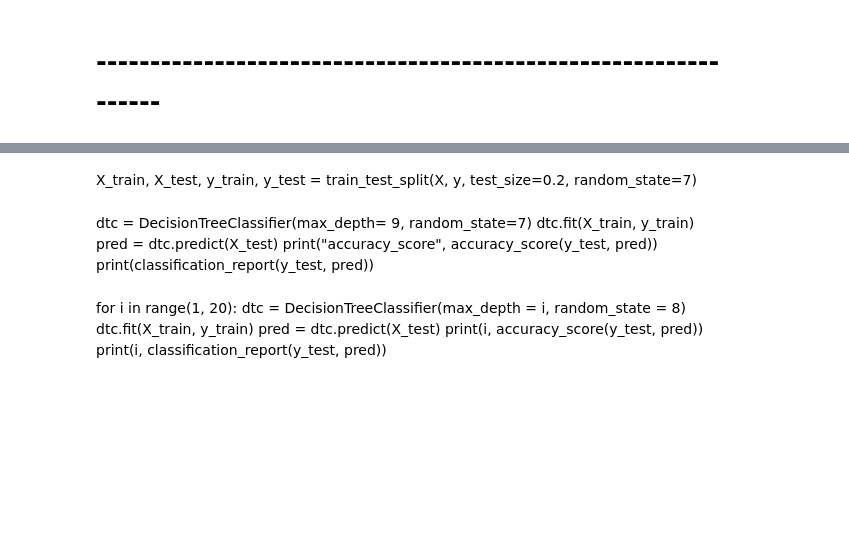
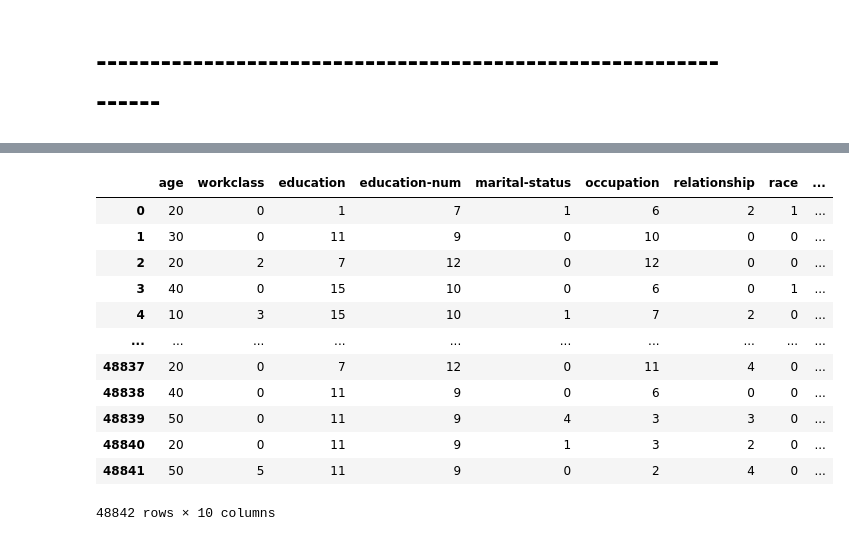
Before and after one commit to youngeunkoo/fintech_service, a Jupyter notebook: 06machine_learning/07_앙상블모델연습2_연봉데이터.ipynb, the cells around one changed output, grey strips where cells are left out. Saved outputs shown, nothing was run; the diff lists cells and outputs as text; code cells hidden in the pictures; blank space fills up the shorter version.

```diff
--- a/06machine_learning/07_앙상블모델연습2_연봉데이터.ipynb
+++ b/06machine_learning/07_앙상블모델연습2_연봉데이터.ipynb
@@ -936,0 +1474,3 @@ data.describe()
+# %%
+data['relationship'] = data['relationship'].apply(em8num)
+data.info()
@@ -936,0 +1508,15 @@ data.describe()
+# %%
+def em9num(x):
+    if x == "White":
+        return 0
+    elif x == "Black":
+        return 1
+    elif x == "Asian-Pac-Islander":
+        return 2
+    elif x == "Amer-Indian-Eskimo":
+        return 3
+    elif x == "Other":
+        return 4
+# %%
+data['race'] = data['race'].apply(em9num)
+data.info()
@@ -943,15 +1550,0 @@ from sklearn.metrics import accuracy_score, classification_report
-# %% [markdown]
-X_train, X_test, y_train, y_test = train_test_split(X, y, test_size=0.2, random_state=7)
-# %% [markdown]
-dtc = DecisionTreeClassifier(max_depth= 9, random_state=7)
-dtc.fit(X_train, y_train)
-pred = dtc.predict(X_test)
-print("accuracy_score", accuracy_score(y_test, pred))
-print(classification_report(y_test, pred))
-# %% [markdown]
-for i in range(1, 20):
-    dtc = DecisionTreeClassifier(max_depth = i, random_state = 8)
-    dtc.fit(X_train, y_train)
-    pred = dtc.predict(X_test)
-    print(i, accuracy_score(y_test, pred))
-    print(i, classification_report(y_test, pred))
@@ -957,0 +1555,19 @@ for i in range(1, 20):
+# %%
+X = data.drop('income', axis=1)
+y = data['income']
+# %%
+X
+# %% [output]
+|  | age | workclass | education | education-num | marital-status | occupation | relationship | race | ... |
+| 0 | 20 | 0 | 1 | 7 | 1 | 6 | 2 | 1 | ... |
+| 1 | 30 | 0 | 11 | 9 | 0 | 10 | 0 | 0 | ... |
+| 2 | 20 | 2 | 7 | 12 | 0 | 12 | 0 | 0 | ... |
+| 3 | 40 | 0 | 15 | 10 | 0 | 6 | 0 | 1 | ... |
+| 4 | 10 | 3 | 15 | 10 | 1 | 7 | 2 | 0 | ... |
+| ... | ... | ... | ... | ... | ... | ... | ... | ... | ... |
+| 48837 | 20 | 0 | 7 | 12 | 0 | 11 | 4 | 0 | ... |
+| 48838 | 40 | 0 | 11 | 9 | 0 | 6 | 0 | 0 | ... |
+| 48839 | 50 | 0 | 11 | 9 | 4 | 3 | 3 | 0 | ... |
+| 48840 | 20 | 0 | 11 | 9 | 1 | 3 | 2 | 0 | ... |
+| 48841 | 50 | 5 | 11 | 9 | 0 | 2 | 4 | 0 | ... |
+48842 rows × 10 columns
```
Also changed, not shown: parts of 81 cells of this notebook.
